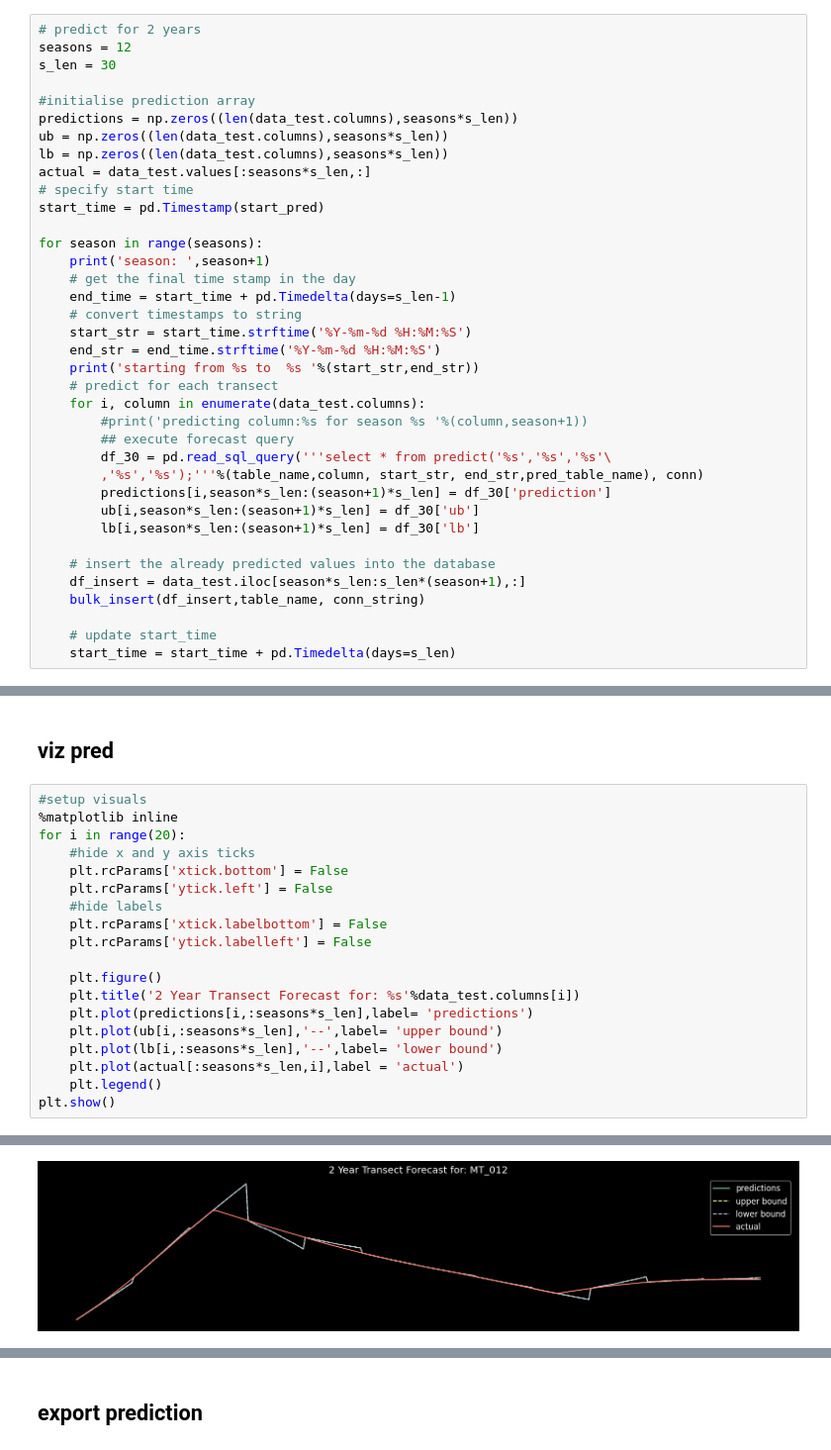
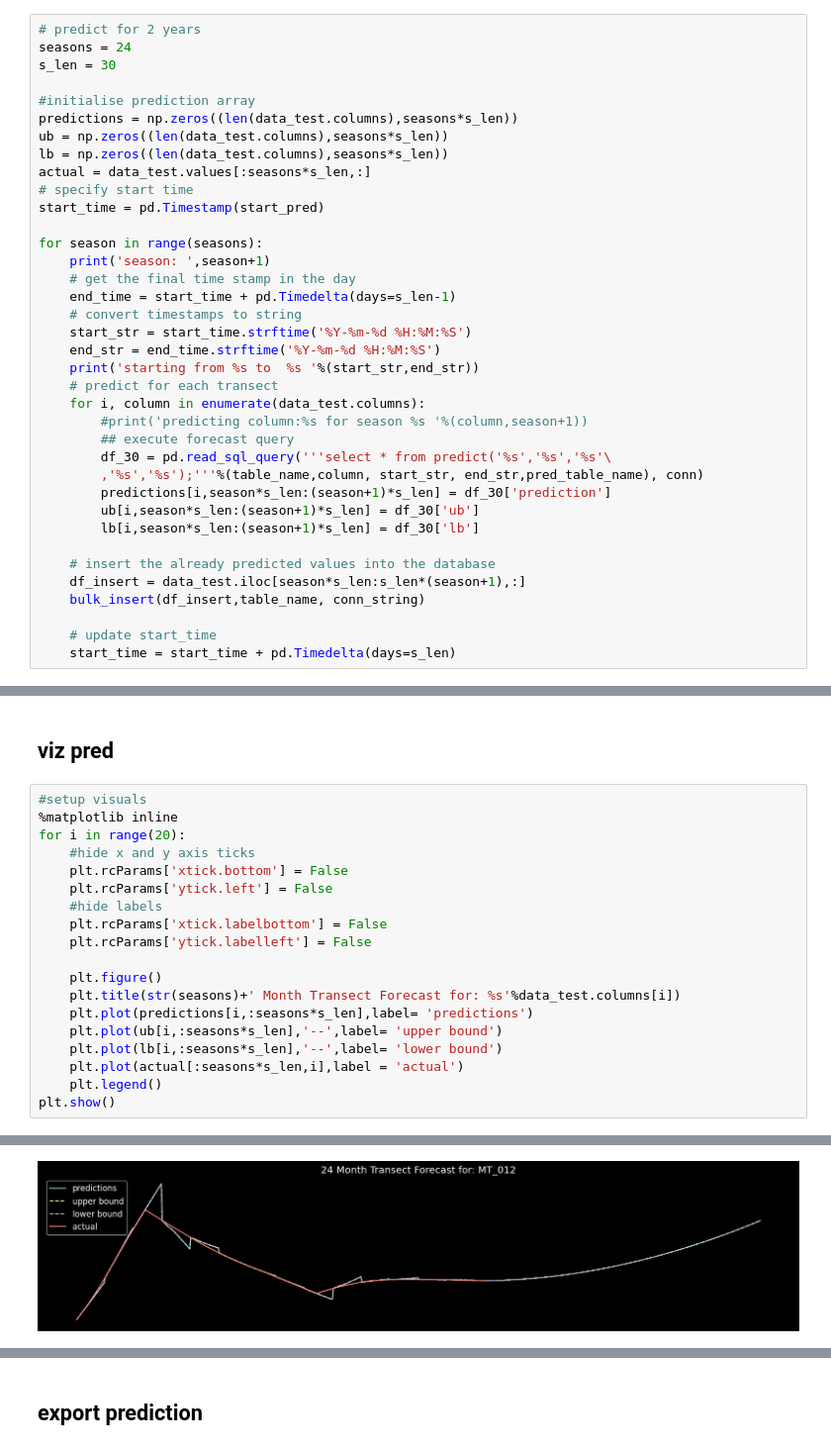
Before and after one commit to Wzesk/tspdb, a Jupyter notebook: notebooks/tspDB Island_tester.ipynb, the cells around one changed output, grey strips where cells are left out. Shown at 99% size. Cells and saved outputs as stored; diff of their text form.

```diff
--- a/notebooks/tspDB Island_tester.ipynb
+++ b/notebooks/tspDB Island_tester.ipynb
@@ -170,7 +170,7 @@ Forecasting accuracy (WAPE): 0.04871681102928505
 ## 2 year prediction
 # %%
 # predict for 2 years
-seasons = 12
+seasons = 24
 s_len = 30
 
 #initialise prediction array
@@ -239,7 +239,7 @@ for i in range(20):
     plt.rcParams['ytick.labelleft'] = False
 
     plt.figure()
-    plt.title('2 Year Transect Forecast for: %s'%data_test.columns[i])
+    plt.title(str(seasons)+' Month Transect Forecast for: %s'%data_test.columns[i])
     plt.plot(predictions[i,:seasons*s_len],label= 'predictions')
     plt.plot(ub[i,:seasons*s_len],'--',label= 'upper bound')
     plt.plot(lb[i,:seasons*s_len],'--',label= 'lower bound')
@@ -261,4 +261,4 @@ plt.show()
-[figure, old version]
+[figure, new version]
 ... (8 outputs left out)
 # %% [markdown]
 ## export prediction
```
Also changed, not shown: parts of 2 cells of this notebook.
